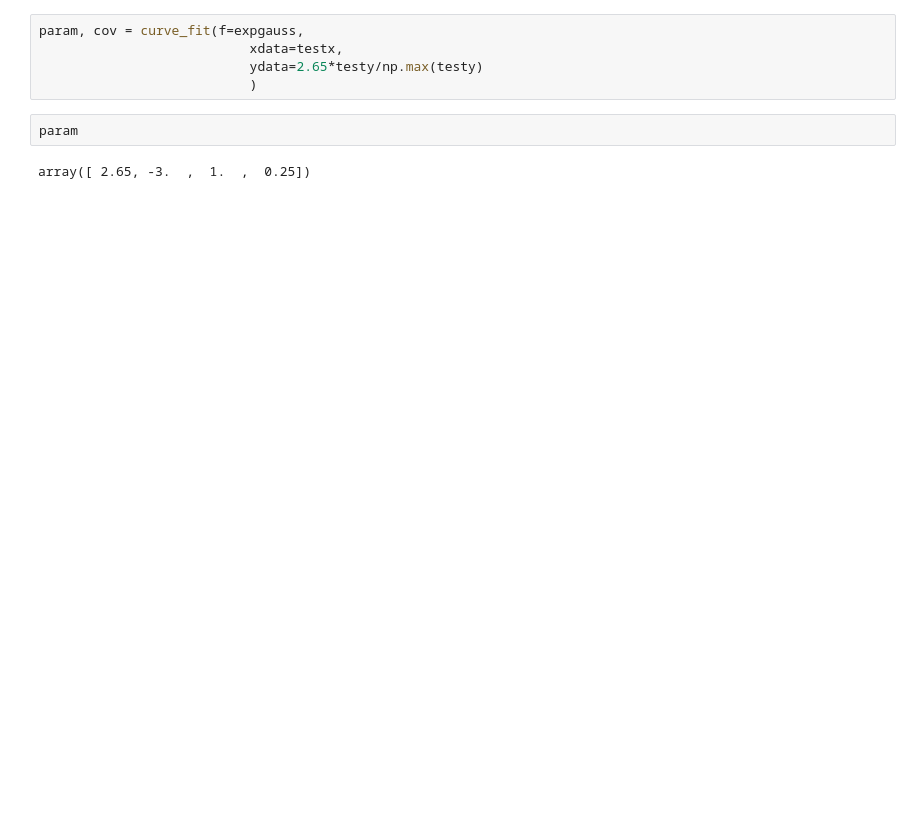
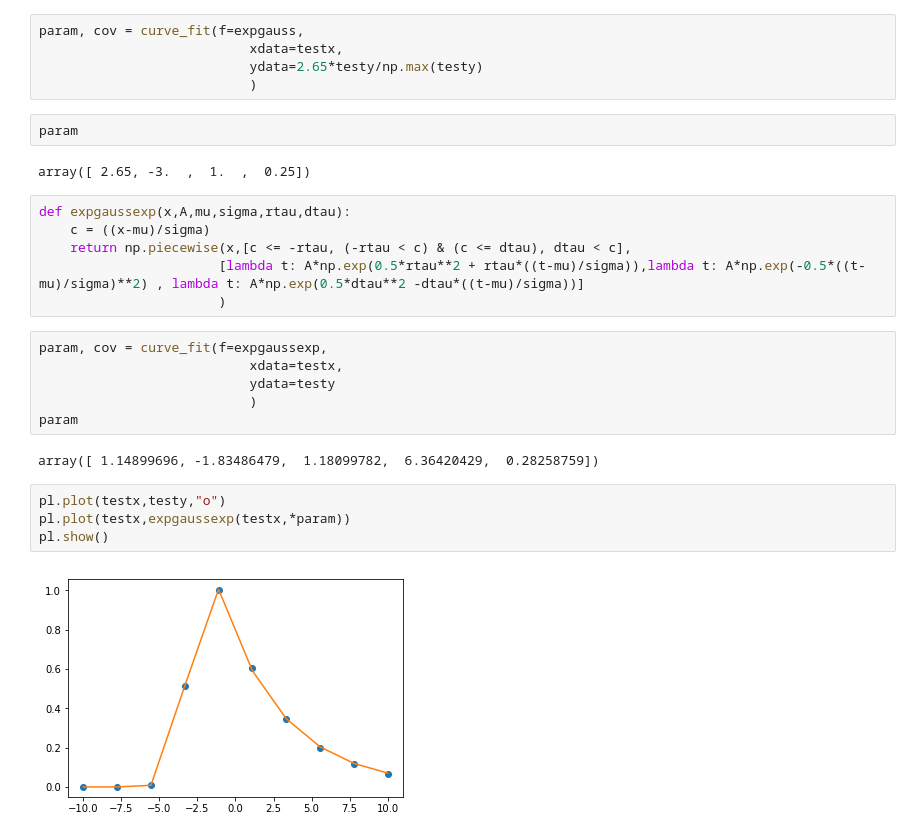
Before and after one commit to kimeels/variability-timescale-analysis-paper, a Jupyter notebook: scripts/Testing_fits.ipynb, the cells around one changed output. Cells and saved outputs as stored; diff of their text form; blank space fills up the shorter version.

```diff
--- a/scripts/Testing_fits.ipynb
+++ b/scripts/Testing_fits.ipynb
@@ -97,3 +97,23 @@ param, cov = curve_fit(f=expgauss,
 param
 # %% [output]
 array([ 2.65, -3.  ,  1.  ,  0.25])
+# %%
+def expgaussexp(x,A,mu,sigma,rtau,dtau):
+    c = ((x-mu)/sigma)
+    return np.piecewise(x,[c <= -rtau, (-rtau < c) & (c <= dtau), dtau < c],
+                       [lambda t: A*np.exp(0.5*rtau**2 + rtau*((t-mu)/sigma)),lambda t: A*np.exp(-0.5*((t-mu)/sigma)**2) , lambda t: A*np.exp(0.5*dtau**2 -dtau*((t-mu)/sigma))]
+                       )
+# %%
+param, cov = curve_fit(f=expgaussexp,
+                           xdata=testx,
+                           ydata=testy
+                           )
+param
+# %% [output]
+array([ 1.14899696, -1.83486479,  1.18099782,  6.36420429,  0.28258759])
+# %%
+pl.plot(testx,testy,"o")
+pl.plot(testx,expgaussexp(testx,*param))
+pl.show()
+# %% [output]
+[figure, added]
```
Also changed, not shown: parts of 1 cell of this notebook.
